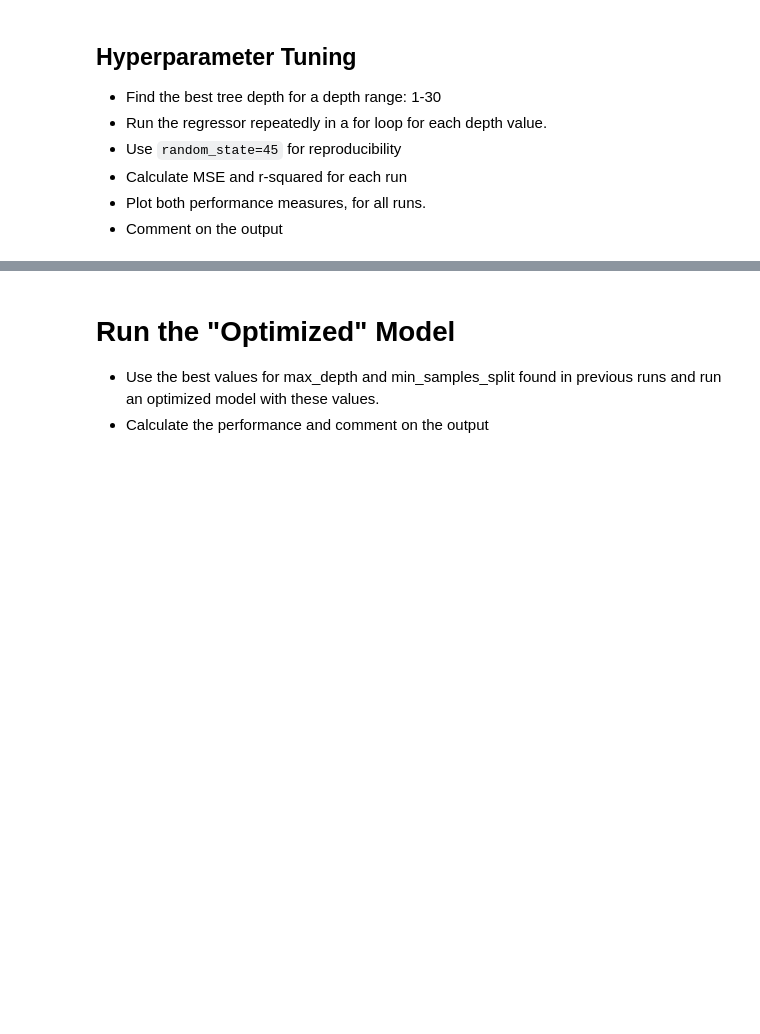
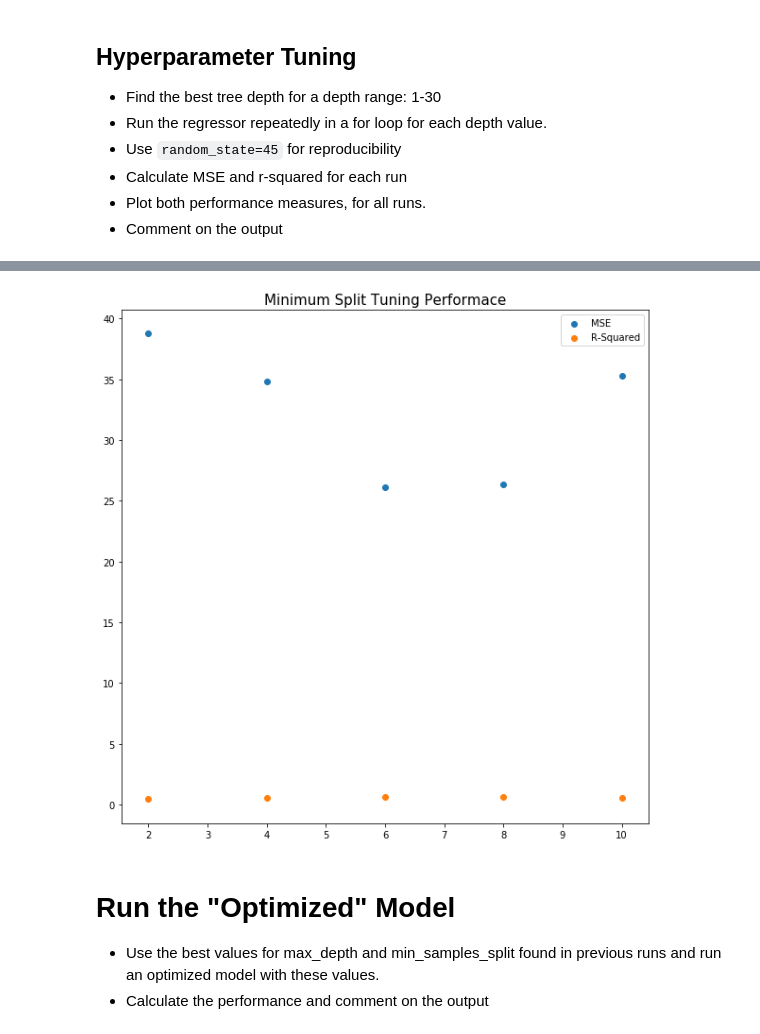
Before and after one commit to MissAle17/dsc-3-31-11-regression-trees-model-optimization-lab-online-ds-sp-000, a Jupyter notebook: index.ipynb, the cells around one changed output, grey strips where cells are left out. Drawn from its saved outputs; the diff is of its cells as text; code cells hidden in the pictures; blank space fills up the shorter version.

```diff
--- a/index.ipynb
+++ b/index.ipynb
@@ -199,3 +217,34 @@ plt.show()
+# %%
+# Your code here
+min_splits =np.linspace(2,10, 5, endpoint=True)
+
+D_tree2=[]
+Perf2 = []
+
+for splt in min_splits:
+    rgsr2 = DecisionTreeRegressor(min_samples_split = int(splt), random_state=45)
+    rgsr2.fit(X_train,y_train)
+
+    pred2= rgsr2.predict(X_test)
+    perf2 = performance(y_test,pred2)
+    D_tree2.append(splt)
+    Perf2.append(perf2)
+
+
+mse2 = []
+r_sq2 = []
+for x in range(len(Perf2)):
+    mse2.append(Perf2[x][0])
+    r_sq2.append(Perf2[x][1])
+
+plt.figure(figsize=(10,10))
+plt.scatter(D_tree2, mse2, label ='MSE')
+plt.scatter(D_tree2,r_sq2, label ='R-Squared')
+plt.title('Minimum Split Tuning Performace', fontsize=15)
+plt.legend()
+plt.show()
+# %% [output]
+[figure, added]
 # %% [markdown]
 # Run the "Optimized" Model
 
```
Also changed, not shown: parts of 7 cells of this notebook.
